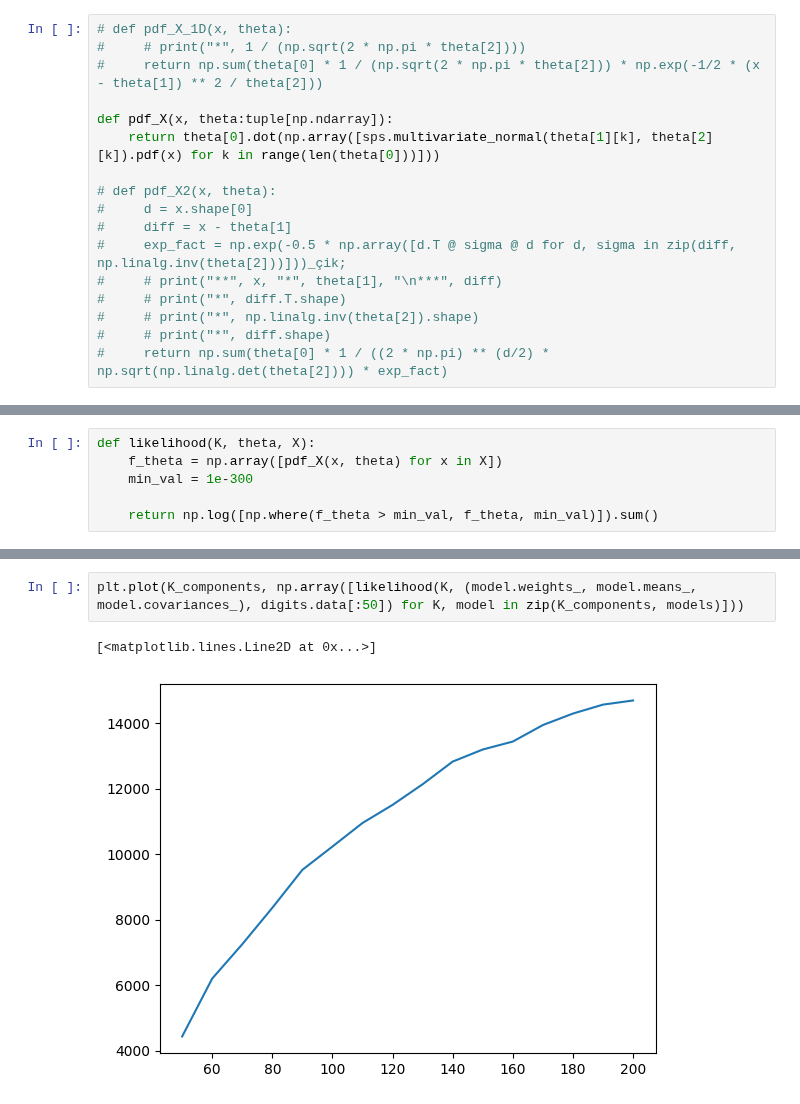
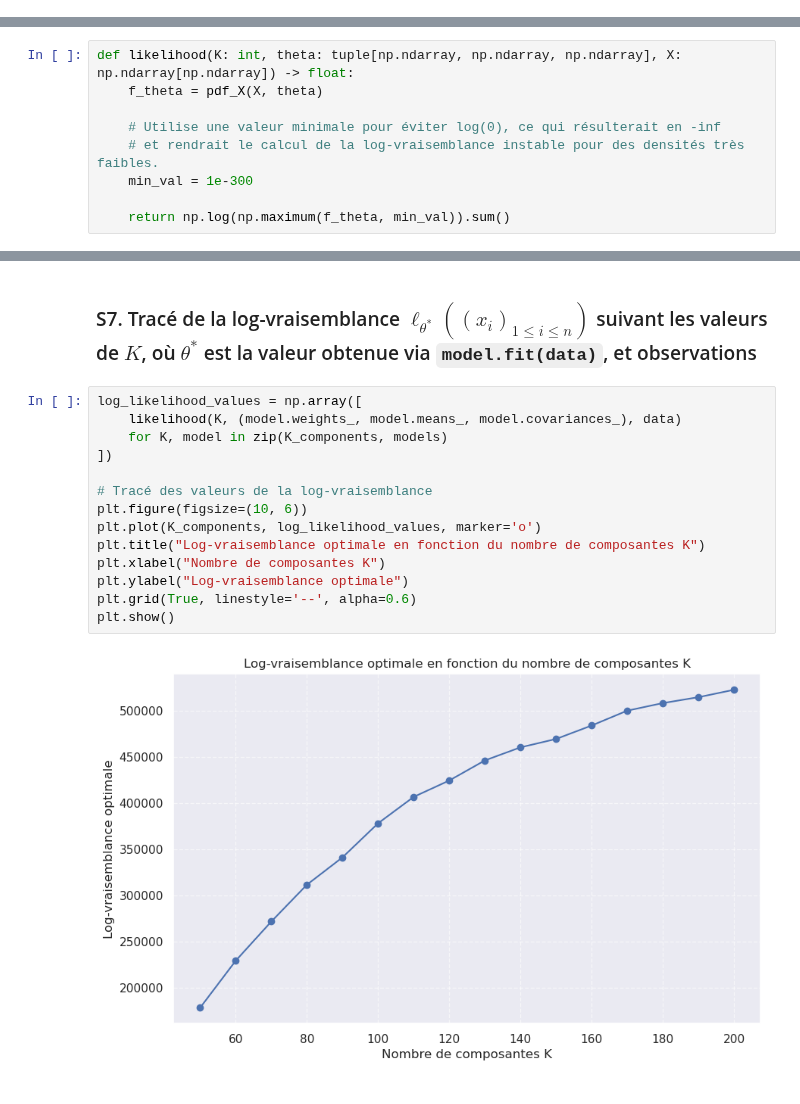
Before and after one commit to KpihX/gauss-gen, a Jupyter notebook: Gauss-Gen.ipynb, the cells around one changed output, grey strips where cells are left out. Drawn from its saved outputs; the diff is of its cells as text.

```diff
--- a/Gauss-Gen.ipynb
+++ b/Gauss-Gen.ipynb
@@ -11,17 +12,0 @@ def simulation_X(K, theta, n):
-# %%
-# def pdf_X_1D(x, theta):
-#     # print("*", 1 / (np.sqrt(2 * np.pi * theta[2])))
-#     return np.sum(theta[0] * 1 / (np.sqrt(2 * np.pi * theta[2])) * np.exp(-1/2 * (x - theta[1]) ** 2 / theta[2]))
-
-def pdf_X(x, theta:tuple[np.ndarray]):
-    return theta[0].dot(np.array([sps.multivariate_normal(theta[1][k], theta[2][k]).pdf(x) for k in range(len(theta[0]))]))
-
-# def pdf_X2(x, theta):
-#     d = x.shape[0]
-#     diff = x - theta[1]
-#     exp_fact = np.exp(-0.5 * np.array([d.T @ sigma @ d for d, sigma in zip(diff, np.linalg.inv(theta[2]))]))_çik;
-#     # print("**", x, "*", theta[1], "\n***", diff)
-#     # print("*", diff.T.shape)
-#     # print("*", np.linalg.inv(theta[2]).shape)
-#     # print("*", diff.shape)
-#     return np.sum(theta[0] * 1 / ((2 * np.pi) ** (d/2) * np.sqrt(np.linalg.det(theta[2]))) * exp_fact)
@@ -70,6 +130,9 @@ Sigma: [[[6.57343766e-01]]
 # %%
-def likelihood(K, theta, X):
-    f_theta = np.array([pdf_X(x, theta) for x in X])
+def likelihood(K: int, theta: tuple[np.ndarray, np.ndarray, np.ndarray], X: np.ndarray[np.ndarray]) -> float:
+    f_theta = pdf_X(X, theta)
+
+    # Utilise une valeur minimale pour éviter log(0), ce qui résulterait en -inf
+    # et rendrait le calcul de la log-vraisemblance instable pour des densités très faibles.
     min_val = 1e-300
 
-    return np.log([np.where(f_theta > min_val, f_theta, min_val)]).sum()
+    return np.log(np.maximum(f_theta, min_val)).sum()
@@ -246,5 +446,18 @@ Returning the number of logical cores instead. You can silence this warning by s
+# %% [markdown]
+### S7. Tracé de la log-vraisemblance $\ell_{\theta^*}((x_i)_{1 \le i \le n})$ suivant les valeurs de $K$, où $\theta^*$ est la valeur obtenue via `model.fit(data)`, et observations
 # %%
-plt.plot(K_components, np.array([likelihood(K, (model.weights_, model.means_, model.covariances_), digits.data[:50]) for K, model in zip(K_components, models)]))
+log_likelihood_values = np.array([
+    likelihood(K, (model.weights_, model.means_, model.covariances_), data)
+    for K, model in zip(K_components, models)
+])
+
+# Tracé des valeurs de la log-vraisemblance
+plt.figure(figsize=(10, 6))
+plt.plot(K_components, log_likelihood_values, marker='o')
+plt.title("Log-vraisemblance optimale en fonction du nombre de composantes K")
+plt.xlabel("Nombre de composantes K")
+plt.ylabel("Log-vraisemblance optimale")
+plt.grid(True, linestyle='--', alpha=0.6)
+plt.show()
 # %% [output]
-[<matplotlib.lines.Line2D at 0x...>]
-[figure, old version]
+[figure, new version]
```
Also changed, not shown: parts of 38 cells of this notebook, 2 other files.
